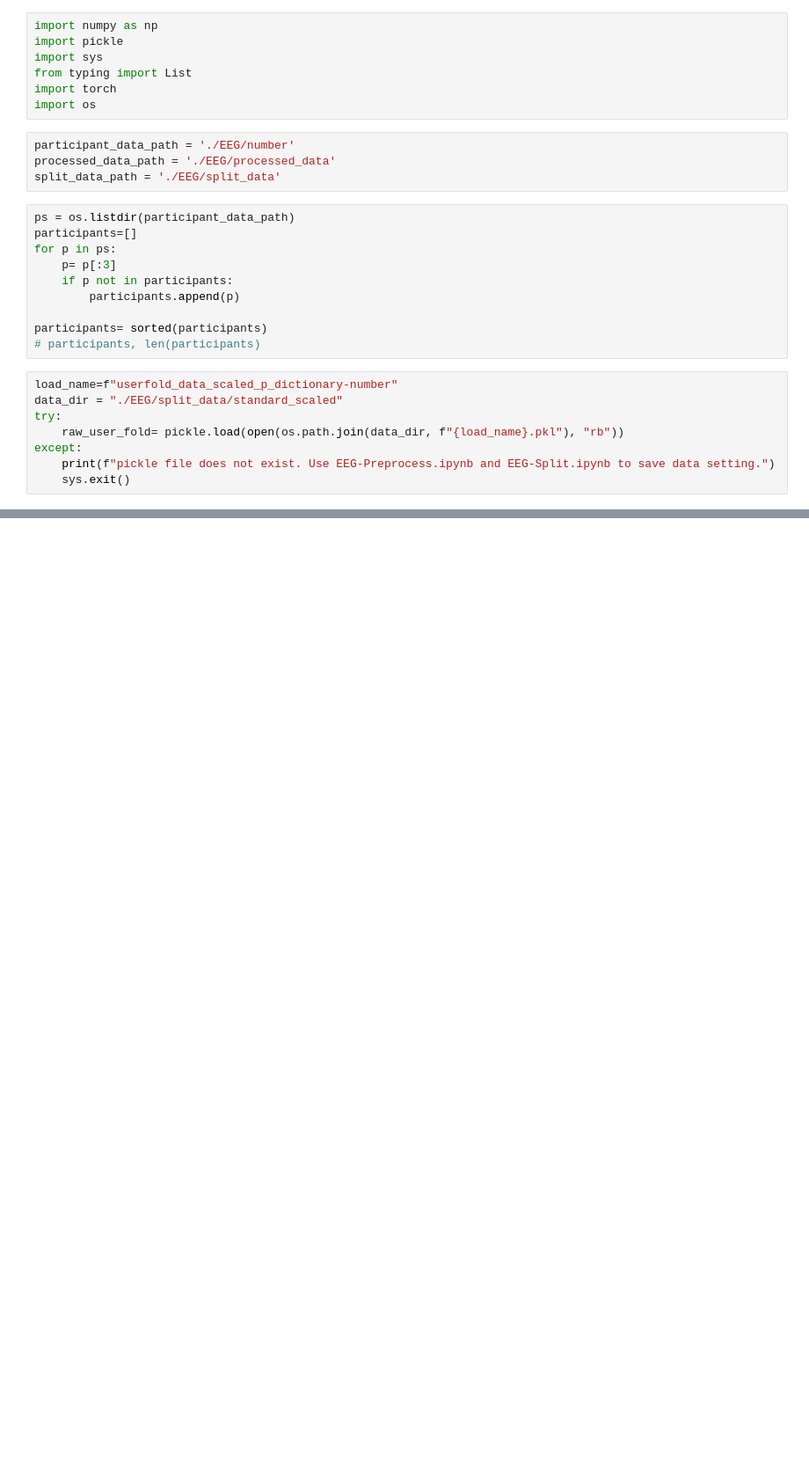
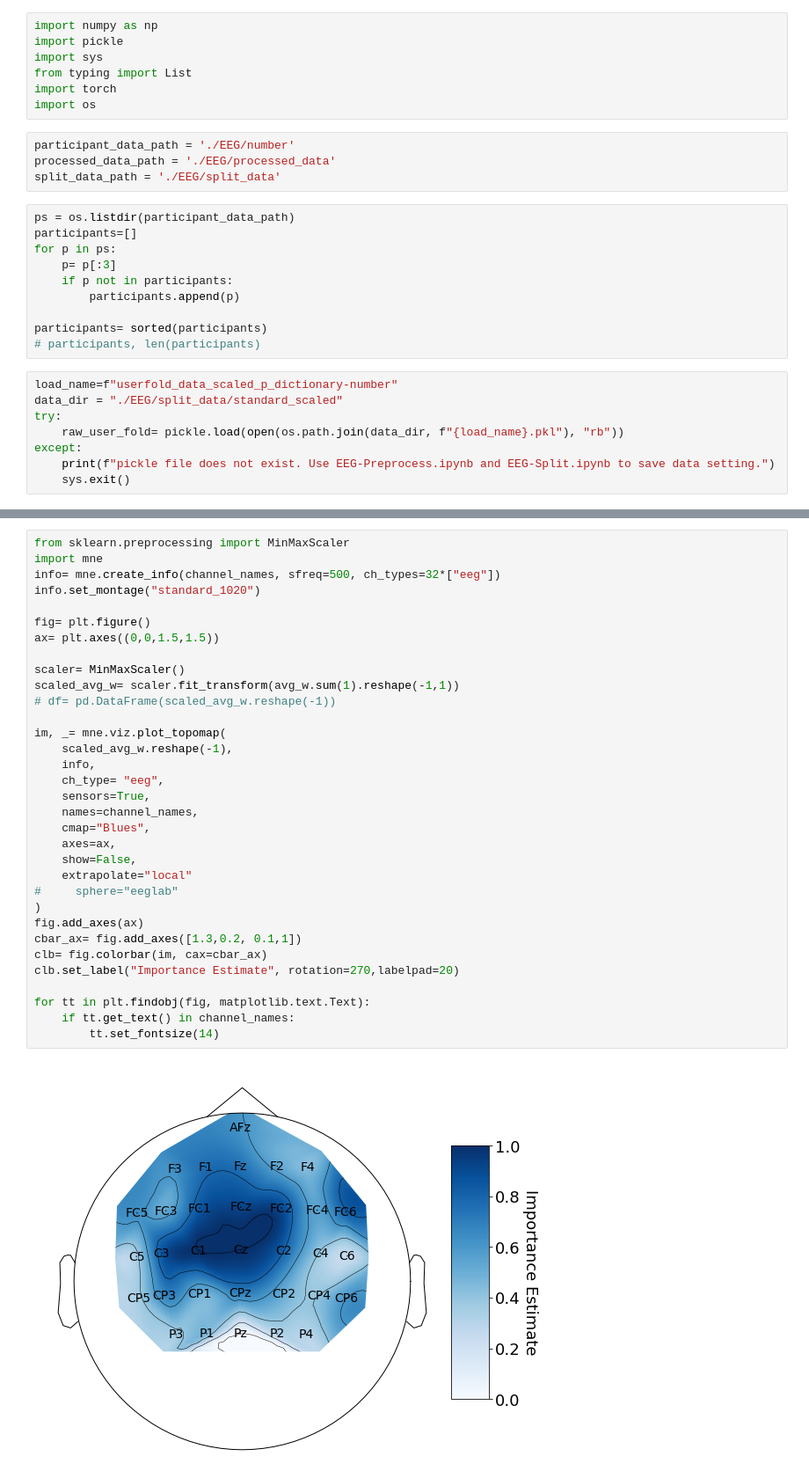
Before and after one commit to thehcclab/pairwise-importance-estimate-extension-with-time-series-adaptation, a Jupyter notebook: EEG-ModelTraining-Weight.ipynb, the cells around one changed output, grey strips where cells are left out. Shown at 88% size. Drawn from its saved outputs; the diff is of its cells as text; blank space fills up the shorter version.

```diff
--- a/EEG-ModelTraining-Weight.ipynb
+++ b/EEG-ModelTraining-Weight.ipynb
@@ -225,0 +348,35 @@ S20         0.850340         0.333333
+# %%
+from sklearn.preprocessing import MinMaxScaler
+import mne
+info= mne.create_info(channel_names, sfreq=500, ch_types=32*["eeg"])
+info.set_montage("standard_1020")
+
+fig= plt.figure()
+ax= plt.axes((0,0,1.5,1.5))
+
+scaler= MinMaxScaler()
+scaled_avg_w= scaler.fit_transform(avg_w.sum(1).reshape(-1,1))
+# df= pd.DataFrame(scaled_avg_w.reshape(-1))
+
+im, _= mne.viz.plot_topomap(
+    scaled_avg_w.reshape(-1),
+    info,
+    ch_type= "eeg",
+    sensors=True,
+    names=channel_names,
+    cmap="Blues",
+    axes=ax,
+    show=False,
+    extrapolate="local"
+#     sphere="eeglab"
+)
+fig.add_axes(ax)
+cbar_ax= fig.add_axes([1.3,0.2, 0.1,1])
+clb= fig.colorbar(im, cax=cbar_ax)
+clb.set_label("Importance Estimate", rotation=270,labelpad=20)
+
+for tt in plt.findobj(fig, matplotlib.text.Text):
+    if tt.get_text() in channel_names:
+        tt.set_fontsize(14)
+# %% [output]
+[figure, added]
```
Also changed, not shown: parts of 7 cells of this notebook, 4 other files.
